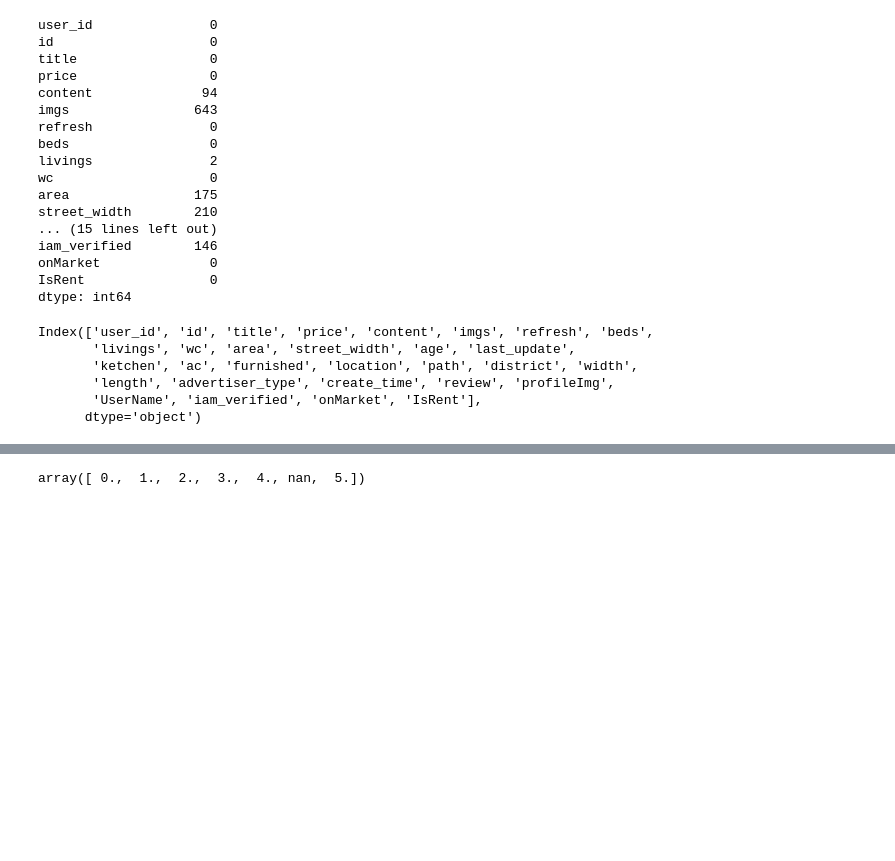
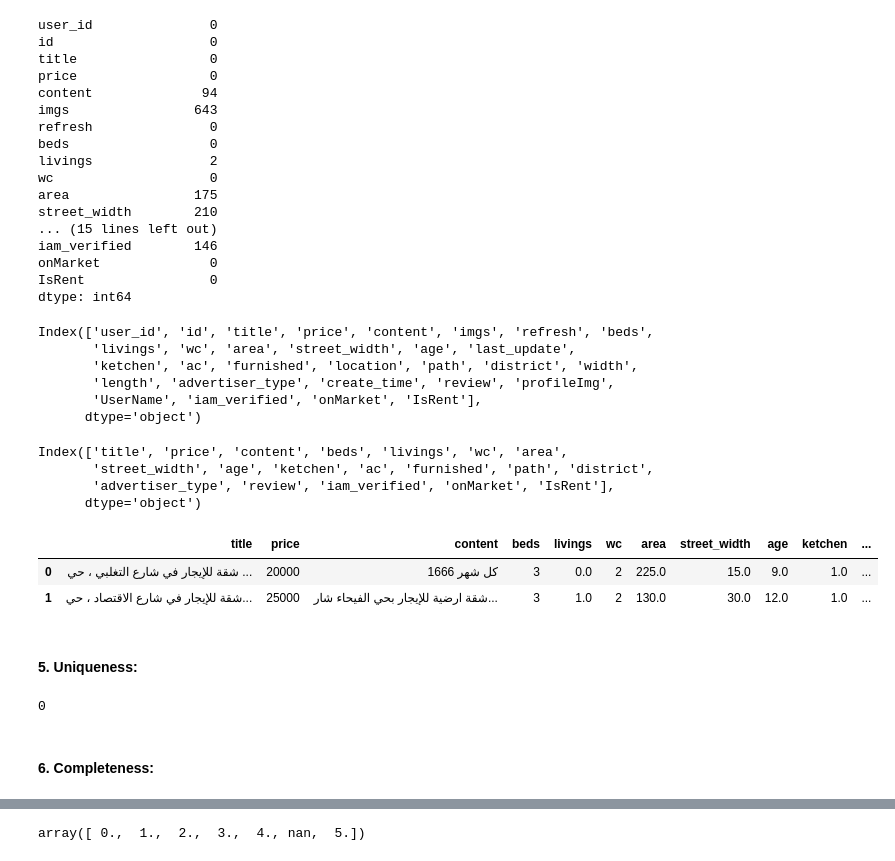
Before and after one commit to RandHamoud/Project3, a Jupyter notebook: Project3.ipynb, the cells around one changed output, grey strips where cells are left out. Cells and saved outputs as stored; diff of their text form; code cells hidden in the pictures; blank space fills up the shorter version.

```diff
--- a/Project3.ipynb
+++ b/Project3.ipynb
@@ -352,14 +408,35 @@ real_state_selected_columns = ['title', 'price', 'content', 'beds',
        'advertiser_type', 'create_time', 'review', 'profileImg',
        'UserName', 'iam_verified', 'onMarket', 'IsRent']
 # %%
-real_state.drop(["user_id"],axis=1,inplace=True)
-real_state.drop(["id"],axis=1,inplace=True)
-real_state.drop(["refresh"],axis=1,inplace=True)
-real_state.drop(["last_update"],axis=1,inplace=True)
-real_state.drop(["imgs"],axis=1,inplace=True)
-real_state.drop(["create_time"],axis=1,inplace=True)
-real_state.drop(["location"],axis=1,inplace=True)
-real_state.drop(["profileImg"],axis=1,inplace=True)
-real_state.drop(["UserName"],axis=1,inplace=True)
-real_state.drop(["width"],axis=1,inplace=True)
-real_state.drop(["length"],axis=1,inplace=True)
+real_estate.drop(["user_id"],axis=1,inplace=True)
+real_estate.drop(["id"],axis=1,inplace=True)
+real_estate.drop(["refresh"],axis=1,inplace=True)
+real_estate.drop(["last_update"],axis=1,inplace=True)
+real_estate.drop(["imgs"],axis=1,inplace=True)
+real_estate.drop(["create_time"],axis=1,inplace=True)
+real_estate.drop(["location"],axis=1,inplace=True)
+real_estate.drop(["profileImg"],axis=1,inplace=True)
+real_estate.drop(["UserName"],axis=1,inplace=True)
+real_estate.drop(["width"],axis=1,inplace=True)
+real_estate.drop(["length"],axis=1,inplace=True)
+# %%
+real_estate.columns
+# %% [output]
+Index(['title', 'price', 'content', 'beds', 'livings', 'wc', 'area',
+       'street_width', 'age', 'ketchen', 'ac', 'furnished', 'path', 'district',
+       'advertiser_type', 'review', 'iam_verified', 'onMarket', 'IsRent'],
+      dtype='object')
+# %%
+real_estate.head(2)
+# %% [output]
+|  | title | price | content | beds | livings | wc | area | street_width | age | ketchen | ... |
+| 0 | شقة للإيجار في شارع التغلبي ، حي ... | 20000 | 1666 كل شهر | 3 | 0.0 | 2 | 225.0 | 15.0 | 9.0 | 1.0 | ... |
+| 1 | شقة للإيجار في شارع الاقتصاد ، حي... | 25000 | شقة ارضية للإيجار بحي الفيحاء شار... | 3 | 1.0 | 2 | 130.0 | 30.0 | 12.0 | 1.0 | ... |
+# %% [markdown]
+#### 5. Uniqueness:
+# %%
+real_estate.duplicated().sum()
+# %% [output]
+0
+# %% [markdown]
+#### 6. Completeness:
```
Also changed, not shown: parts of 57 cells of this notebook, 5 other files.
